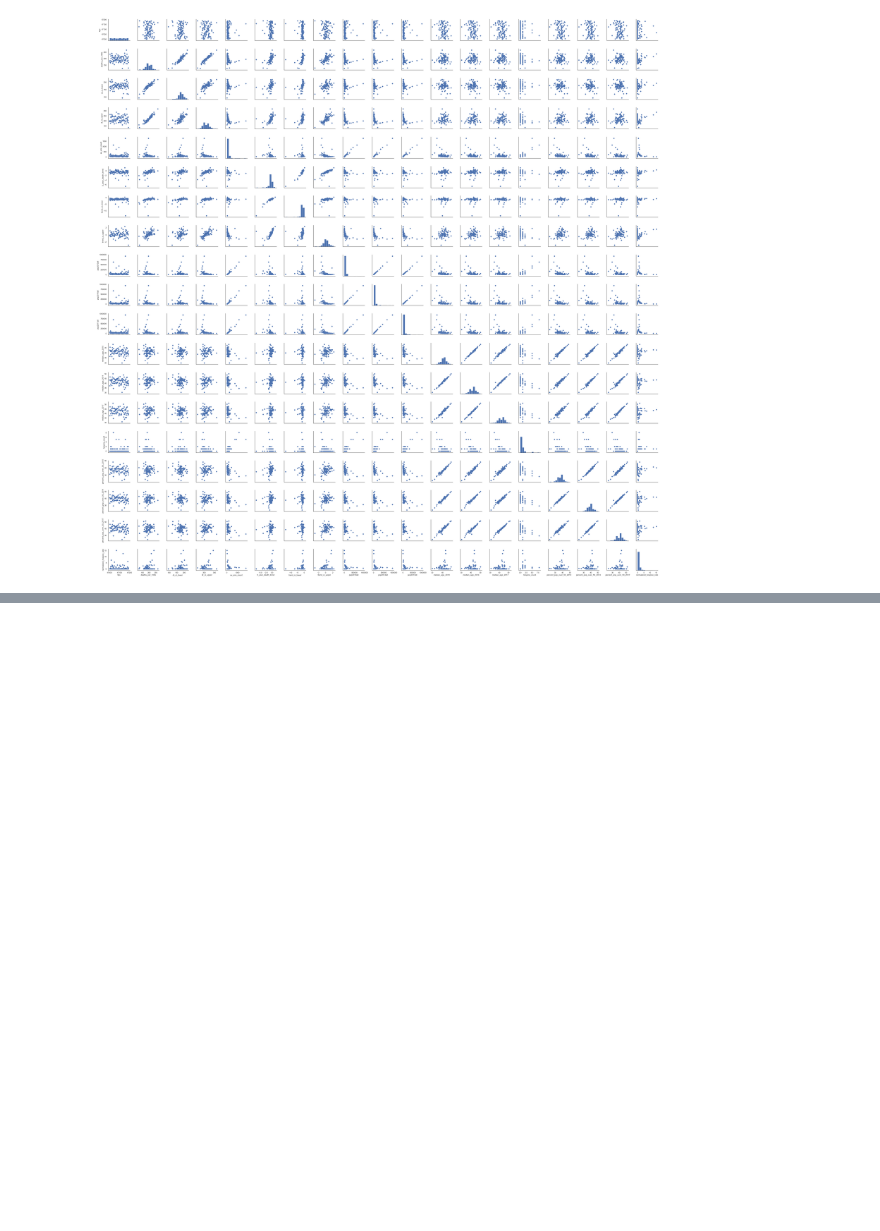
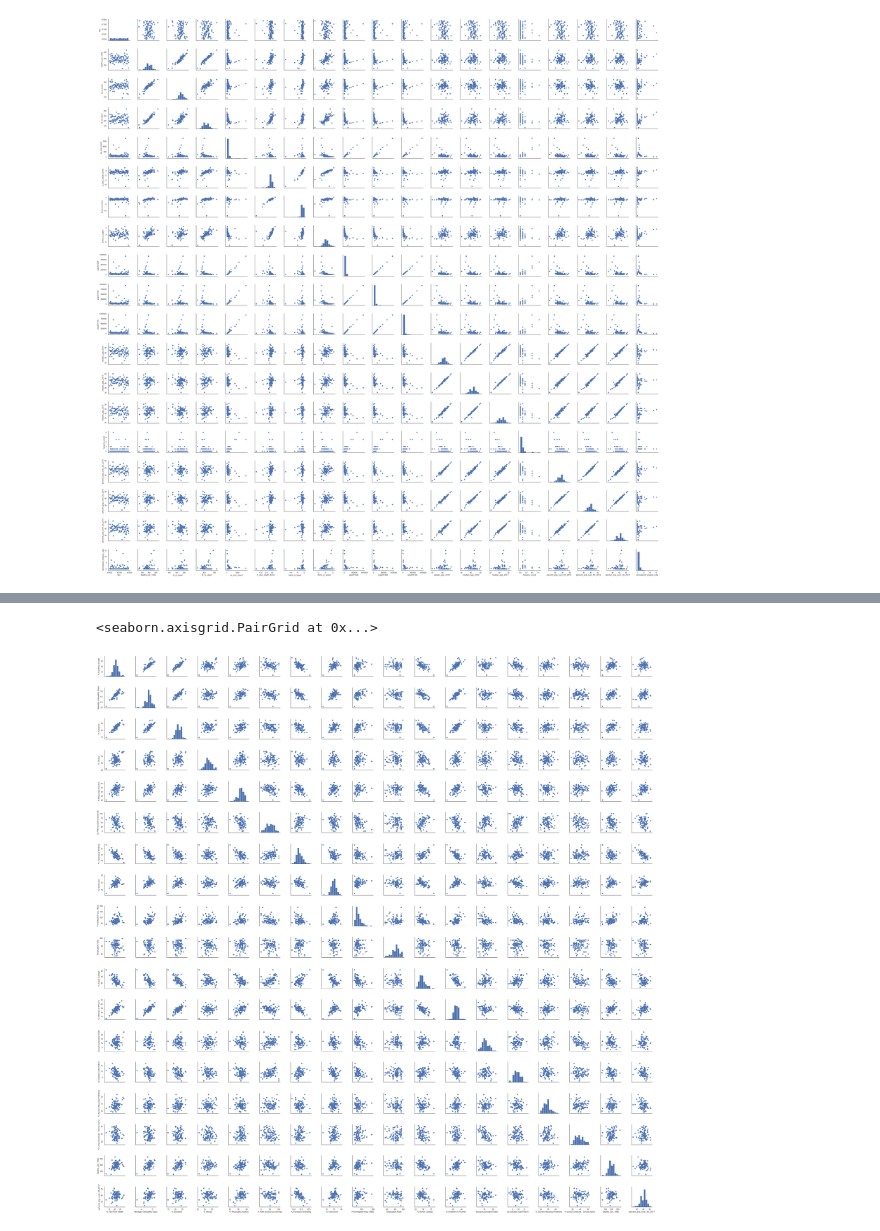
Before and after one commit to praelfj/vanderbilt-aspire-data-essentials, a Jupyter notebook: week_3_and_onward_notebook.ipynb, the cells around one changed output, grey strips where cells are left out. Cells and saved outputs as stored; diff of their text form; code cells hidden in the pictures; blank space fills up the shorter version.

```diff
--- a/week_3_and_onward_notebook.ipynb
+++ b/week_3_and_onward_notebook.ipynb
@@ -538,0 +518,24 @@ pch_pcts[pch_pcts['met_obj'] == 'Yes']
+# %%
+#http://www.countyhealthrankings.org/app/tennessee/2018/rankings/outcomes/overall, year = 2017
+chrr_tn = pd.read_excel(r'./data/2017_CountyHealthRankingsTennesseeData-v2.xls', sheet_name='Ranked Measure Data', skiprows=[0,2])
+chrr_tn.head()
+
+#subset by columns I think are interesting
+chrr_tn = chrr_tn[['County', '% Fair/Poor',
+ 'Mentally Unhealthy Days', '% Smokers',
+'% Obese', '% Physically Inactive', '% With Access', '% Excessive Drinking',
+'% Uninsured',
+'Preventable Hosp. Rate', 'Graduation Rate', '% Some College', '% Children in Poverty',
+'Association Rate',
+'Average Daily PM2.5', '% Severe Housing Problems',
+'% Long Commute - Drives Alone']]
+# %%
+chrr_tn.columns = ['county', '% Fair/Poor health', 'Mentally Unhealthy Days', '% Smokers',
+'% Obese', '% Physically Inactive', '% With Access to exercise', '% Excessive Drinking',
+ '% Uninsured',
+'Preventable Hosp. Rate', 'Graduation Rate', '% Some College', '% Children in Poverty',
+ 'Social Association Rate',
+'air pollution rate PM2.5', '% Severe Housing Problems',
+'% Long Commute - Drives Alone']
+chrr_tn = chrr_tn.set_index('county')
+chrr_tn.head()
@@ -538,0 +550,10 @@ pch_pcts[pch_pcts['met_obj'] == 'Yes']
+# %%
+#subset cancer deaths df and merge with TN county data
+cancer_deaths_interesting_columns = ['deaths_per_100k', 'percent_pop_over_50_2017']
+pch_subset = pch_pcts[cancer_deaths_interesting_columns].copy()
+
+pch_subset.sort_index(inplace=True)
+chrr_tn.sort_index(inplace=True)
+
+cancer_deaths_stats = pd.concat([chrr_tn, pch_subset], axis=1)
+cancer_deaths_stats.head()
@@ -538,0 +590,4 @@ pch_pcts[pch_pcts['met_obj'] == 'Yes']
+# %%
+#fill in null values with median so seaborn/ML are happy
+cancer_deaths_stats = cancer_deaths_stats.fillna(cancer_deaths_stats.median())
+cancer_deaths_stats.isnull().sum()
@@ -538,0 +614,7 @@ pch_pcts[pch_pcts['met_obj'] == 'Yes']
+# %%
+g = sns.PairGrid(cancer_deaths_stats)
+g.map_diag(plt.hist)
+g.map_offdiag(plt.scatter)
+# %% [output]
+<seaborn.axisgrid.PairGrid at 0x...>
+[figure, added]
```
Also changed, not shown: parts of 17 cells of this notebook, 3 other files.
